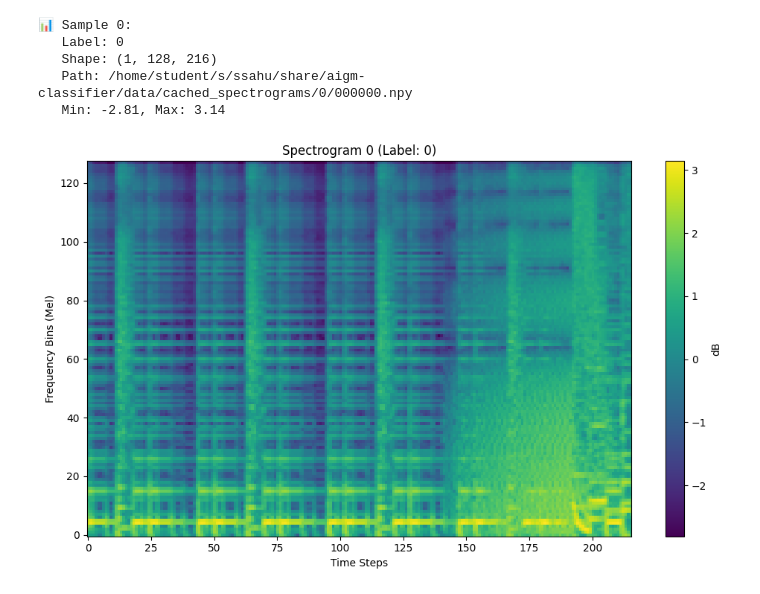
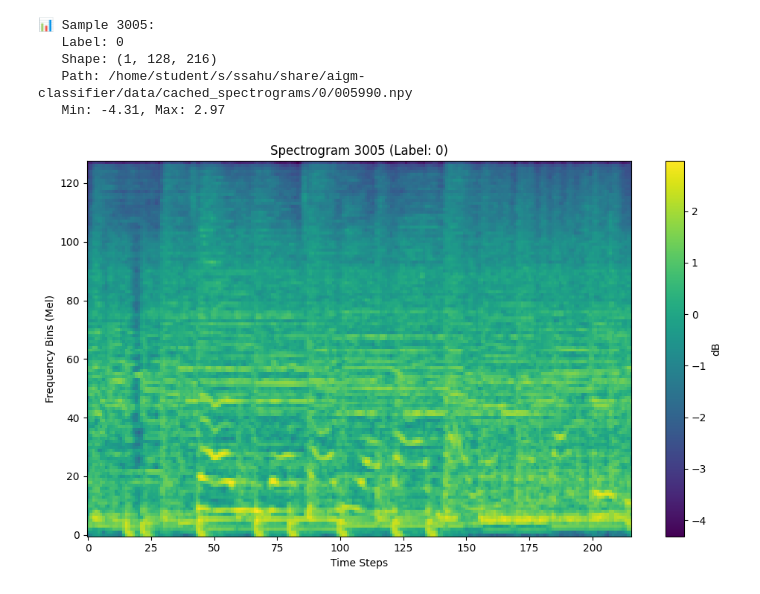
Before and after one commit to sereneThePity/aigm-classifier, a Jupyter notebook: notebooks/visualization.ipynb, the cells around one changed output. Saved outputs shown, nothing was run; the diff lists cells and outputs as text; code cells hidden in the pictures.

```diff
--- a/notebooks/visualization.ipynb
+++ b/notebooks/visualization.ipynb
@@ -66,39 +66,38 @@ def load_spectrogram(idx):
     label = row['label']
 
     if not os.path.exists(spec_path):
         print(f"❌ File not found: {spec_path}")
         return None
 
     spec = np.load(spec_path)
     return spec, label, spec_path
 
 # Choose an index to view (e.g., the first one)
-sample_idx = 0
-
+sample_idx = 3005
 spec, label, path = load_spectrogram(sample_idx)
 
 if spec is not None:
     print(f"📊 Sample {sample_idx}:")
     print(f"   Label: {label}")
     print(f"   Shape: {spec.shape}")
     print(f"   Path: {path}")
     print(f"   Min: {spec.min():.2f}, Max: {spec.max():.2f}")
 
     plt.figure(figsize=(10, 6))
     plt.imshow(spec[0], cmap='viridis', origin='lower', aspect='auto')
     plt.title(f"Spectrogram {sample_idx} (Label: {label})")
     plt.colorbar(label='dB')
     plt.xlabel("Time Steps")
     plt.ylabel("Frequency Bins (Mel)")
     plt.tight_layout()
     plt.show()
 # %% [output]
-📊 Sample 0:
+📊 Sample 3005:
    Label: 0
    Shape: (1, 128, 216)
-   Path: /home/student/s/ssahu/share/aigm-classifier/data/cached_spectrograms/0/000000.npy
-   Min: -2.81, Max: 3.14
+   Path: /home/student/s/ssahu/share/aigm-classifier/data/cached_spectrograms/0/005990.npy
+   Min: -4.31, Max: 2.97
-[figure, old version]
+[figure, new version]
 # %%
 # Browse random samples
 import random
```
Also changed, not shown: parts of 7 cells of this notebook, 3 other files.
